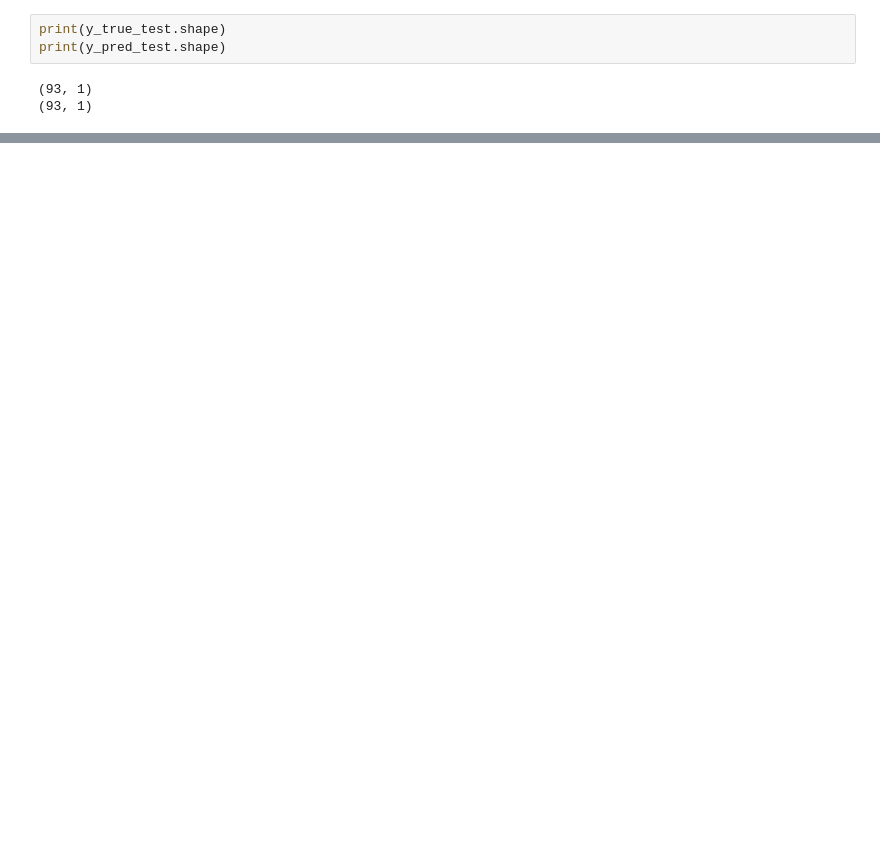
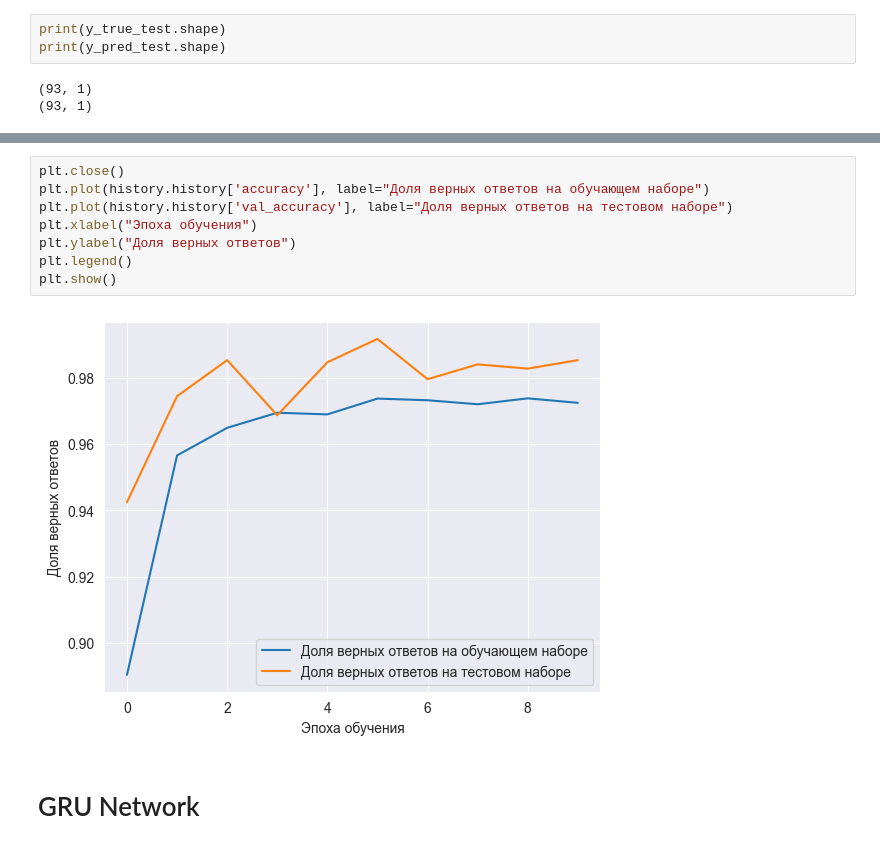
Before and after one commit to FuseII/intelligent_systems, a Jupyter notebook: lab_13_16/RNN_LSTM_GRU.ipynb, the cells around one changed output, grey strips where cells are left out. Saved outputs shown, nothing was run; the diff lists cells and outputs as text; blank space fills up the shorter version.

Commit message:
recurrent networks

```diff
--- a/lab_13_16/RNN_LSTM_GRU.ipynb
+++ b/lab_13_16/RNN_LSTM_GRU.ipynb
@@ -536,0 +592,12 @@ results_df
+# %%
+plt.close()
+plt.plot(history.history['accuracy'], label="Доля верных ответов на обучающем наборе")
+plt.plot(history.history['val_accuracy'], label="Доля верных ответов на тестовом наборе")
+plt.xlabel("Эпоха обучения")
+plt.ylabel("Доля верных ответов")
+plt.legend()
+plt.show()
+# %% [output]
+[figure, added]
+# %% [markdown]
+# GRU Network
```
Also changed, not shown: parts of 32 cells of this notebook, 2 other files.
